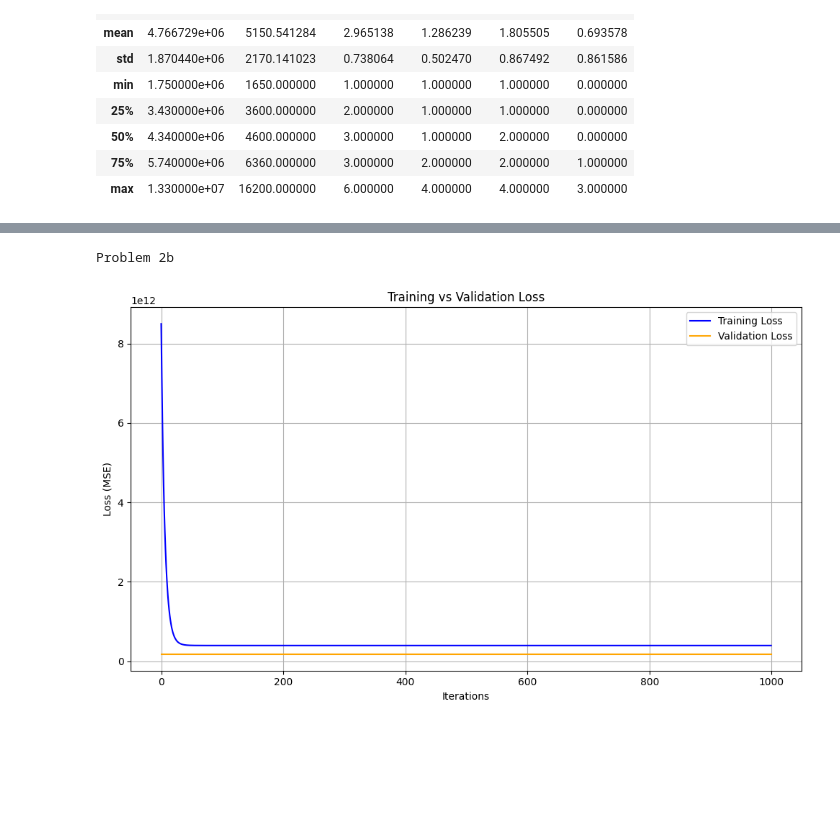
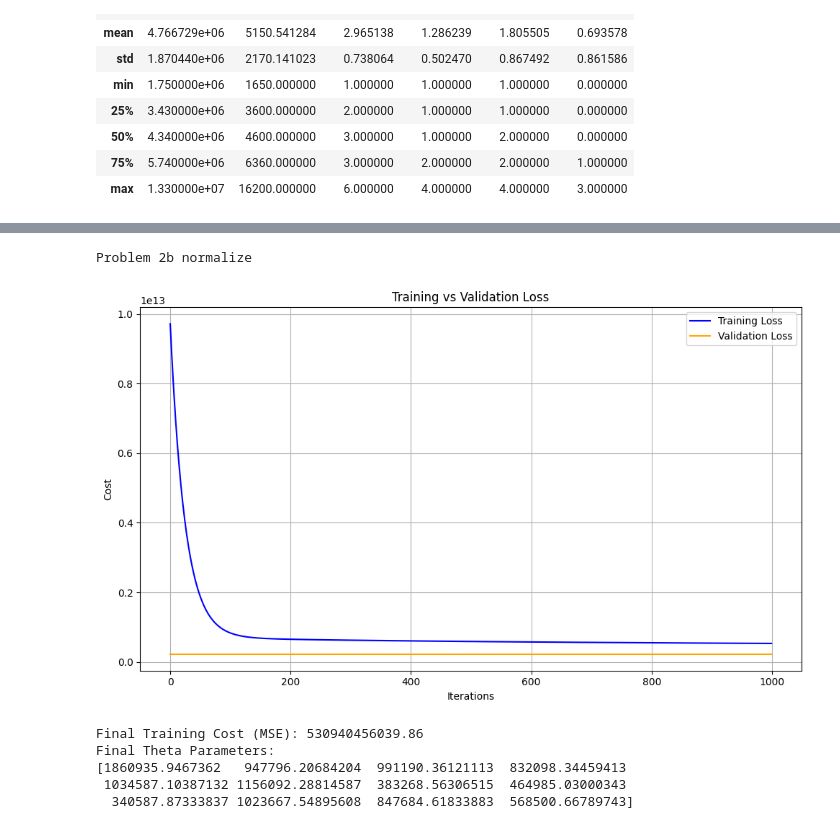
Before and after one commit to nicocorb-eng/ECGR4105_A0, a Jupyter notebook: Assignment2.ipynb, the cells around one changed output, grey strips where cells are left out. Saved outputs shown, nothing was run; the diff lists cells and outputs as text; code cells hidden in the pictures; blank space fills up the shorter version.

```diff
--- a/Assignment2.ipynb
+++ b/Assignment2.ipynb
@@ -128,6 +128,11 @@ def train_model_and_plot(df, features, target, alpha=0.01, iterations=1000, scal
     plt.tight_layout()
     plt.show()
 
+    final_cost = train_loss[-1]
+    print(f"\nFinal Training Cost (MSE): {final_cost:.2f}")
+    print("Final Theta Parameters:")
+    print(theta.flatten())  # flatten to print as a 1D array
+
     return theta
 # %%
 #Problem 1a solution
@@ -170,14 +200,19 @@ Problem 2a
 # %%
 #Problem 2b solution for standardization
 features2b = ['area', 'bedrooms', 'bathrooms', 'stories', 'mainroad_yes', 'guestroom_yes', 'basement_yes', 'hotwaterheating_yes', 'airconditioning_yes', 'parking', 'prefarea_yes']
 target = 'price'
 
-print('Problem 2b')
+print('Problem 2b normalize')
 
 #encoding all objects
 df_encoded = pd.get_dummies(df, drop_first=True)
 
-theta1b = train_model_and_plot(df_encoded, features2b, target, alpha=0.1, iterations=1000, scale_method='standardize')
+theta1b = train_model_and_plot(df_encoded, features2b, target, alpha=0.01, iterations=1000, scale_method='normalize')
 # %% [output]
-Problem 2b
+Problem 2b normalize
-[figure, old version]
+[figure, new version]
+Final Training Cost (MSE): 530940456039.86
+Final Theta Parameters:
+[1860935.9467362   947796.20684204  991190.36121113  832098.34459413
+ 1034587.10387132 1156092.28814587  383268.56306515  464985.03000343
+  340587.87333837 1023667.54895608  847684.61833883  568500.66789743]
```
Also changed, not shown: parts of 10 cells of this notebook.
